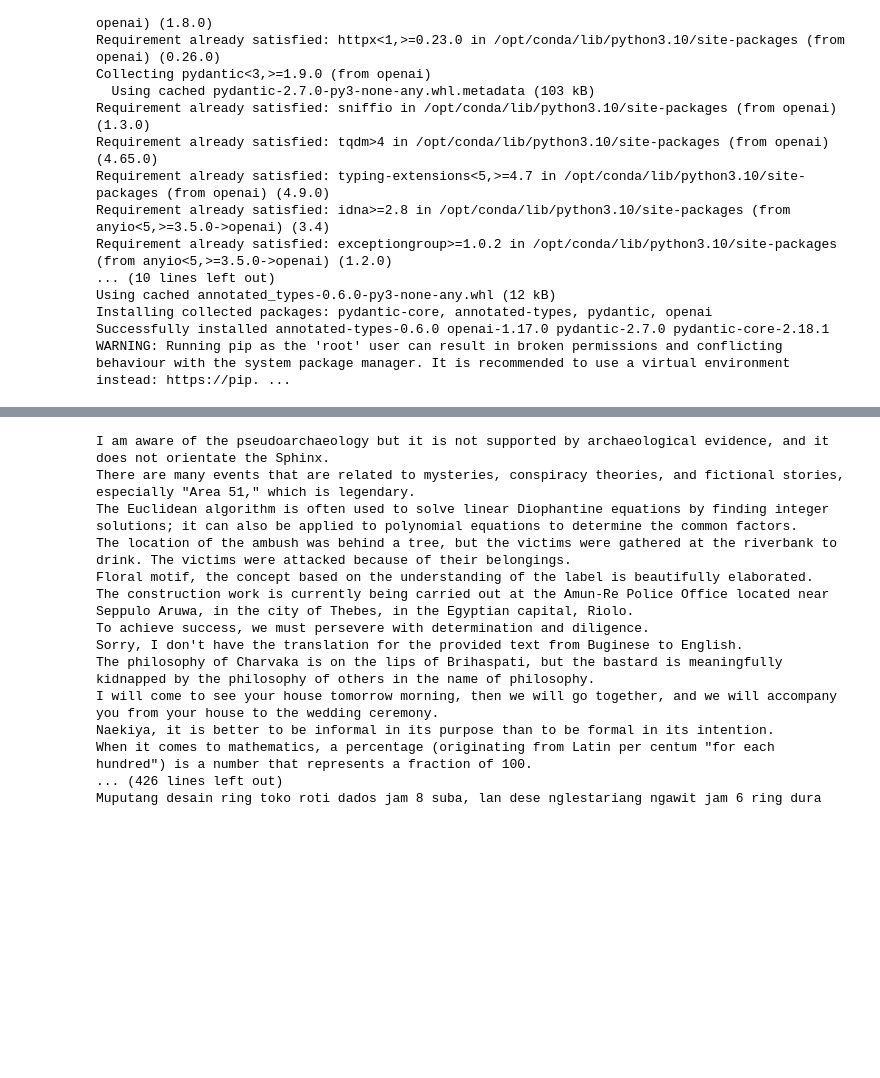
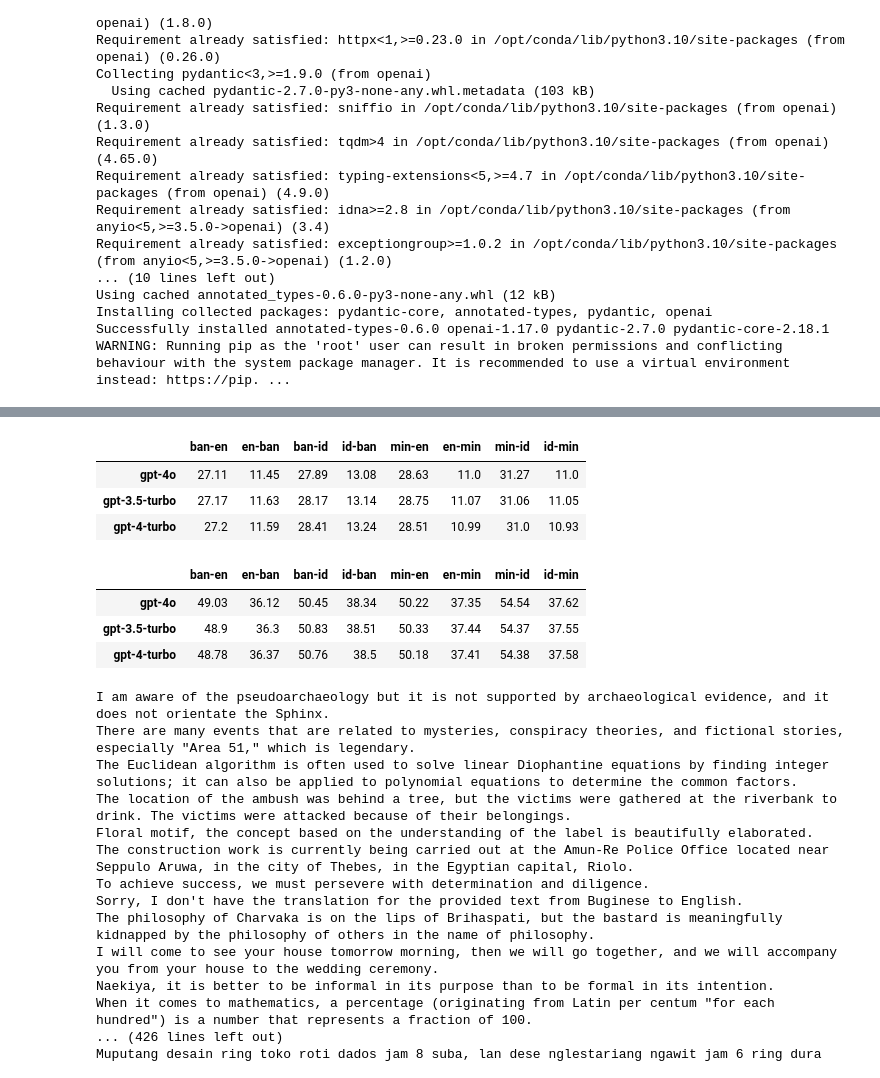
Before and after one commit to williammtan/nusamt, a Jupyter notebook: notebooks/openai.ipynb, the cells around one changed output, grey strips where cells are left out. Cells and saved outputs as stored; diff of their text form; code cells hidden in the pictures; blank space fills up the shorter version.

```diff
--- a/notebooks/openai.ipynb
+++ b/notebooks/openai.ipynb
@@ -61,0 +136,35 @@ Balinese:"""}
+# %%
+MODELS = ["gpt-4o", "gpt-3.5-turbo", "gpt-4-turbo"]
+OUTPUT_DIR = "../data/benchmarks/"
+METRICS = ["bleu", "chrf"]
+CHRF_plus = True
+SACREBLEU_TOKENIZER = "flores200"
+
+USE_CACHED = True
+
+LANGUAGE_PAIRS_NLLB_MAP = {"ban": "ban_Latn", "min": "min_Latn", "en": "eng_Latn", "id": "ind_Latn"}
+TGT_LANGUAGES = ["ban", "min"]
+BASE_LANGUAGES = ["en", "id"]
+METRIC_MAPPING = {"BLEU": "bleu", "chrF2++": "chrf"}
+DIRECTIONS = get_lang_directions(TGT_LANGUAGES, BASE_LANGUAGES)
+
+LANG_TABLE = {
+    "en": "English",
+    "id": "Indonesian",
+    "ban": "Balinese",
+    "min": "Minangkabau"
+}
+
+SYSTEM_PROMPT = "You are a helpful translator that only responds with the translation alone. Translate as best as you can."
+TRANSLATION_PROMPT = """Translate this from {source_language} to {target_language}:
+{source_language}: {source_sentence}
+{target_language}:"""
+# %%
+dfs = {
+    m: pd.DataFrame(columns=['-'.join(d) for d in DIRECTIONS])
+    for m in METRICS
+}
+
+for m in dfs.keys():
+    for model_name in MODELS:
+        dfs[m].loc[model_name] = ""
@@ -62,3 +447,19 @@ Balinese:"""}
+# %%
+columns = ["ban-en","en-ban","ban-id","id-ban", "min-en","en-min","min-id","id-min"]
+# %%
+dfs['bleu'][columns]
+# %% [output]
+|  | ban-en | en-ban | ban-id | id-ban | min-en | en-min | min-id | id-min |
+| gpt-4o | 27.11 | 11.45 | 27.89 | 13.08 | 28.63 | 11.0 | 31.27 | 11.0 |
+| gpt-3.5-turbo | 27.17 | 11.63 | 28.17 | 13.14 | 28.75 | 11.07 | 31.06 | 11.05 |
+| gpt-4-turbo | 27.2 | 11.59 | 28.41 | 13.24 | 28.51 | 10.99 | 31.0 | 10.93 |
+# %%
+dfs['chrf'][columns]
+# %% [output]
+|  | ban-en | en-ban | ban-id | id-ban | min-en | en-min | min-id | id-min |
+| gpt-4o | 49.03 | 36.12 | 50.45 | 38.34 | 50.22 | 37.35 | 54.54 | 37.62 |
+| gpt-3.5-turbo | 48.9 | 36.3 | 50.83 | 38.51 | 50.33 | 37.44 | 54.37 | 37.55 |
+| gpt-4-turbo | 48.78 | 36.37 | 50.76 | 38.5 | 50.18 | 37.41 | 54.38 | 37.58 |
 # %%
 os.makedirs(OUTPUT_DIR, exist_ok=True)
 
```
Also changed, not shown: parts of 10 cells of this notebook, 48 other files.
